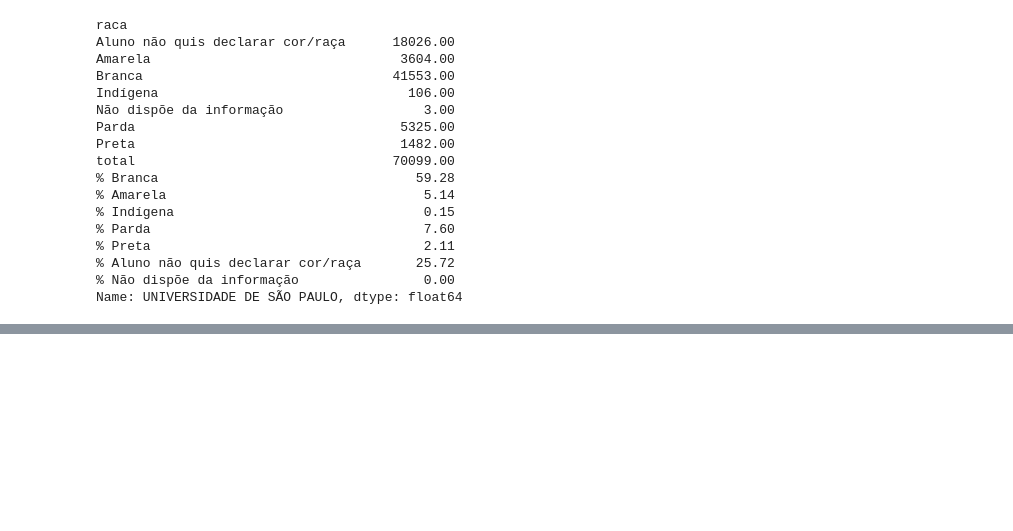
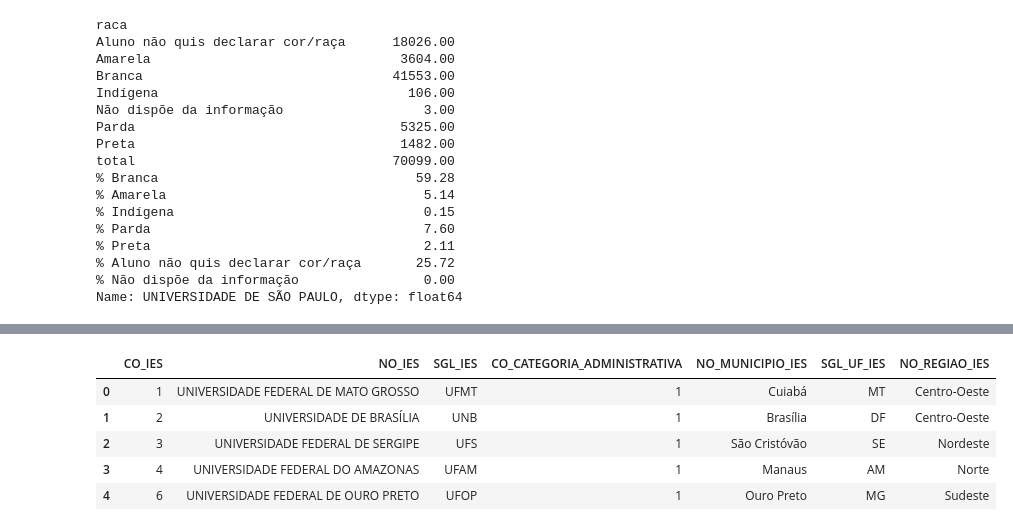
Before and after one commit to if1015-datascience-ufpe/2018-1-projeto-farm-lands, a Jupyter notebook: ass6.ipynb, the cells around one changed output, grey strips where cells are left out. Saved outputs shown, nothing was run; the diff lists cells and outputs as text; code cells hidden in the pictures; blank space fills up the shorter version.

```diff
--- a/ass6.ipynb
+++ b/ass6.ipynb
@@ -348,0 +330,12 @@ defFisica = defFisica.dropna(subset=['IN_DEF_FISICA'])
+# %%
+DF_IES = pd.read_csv('data/DM_IES.csv', sep='|', encoding='latin1',
+                            usecols=['CO_IES', 'SGL_IES', 'NO_IES', 'NO_MUNICIPIO_IES', 'SGL_UF_IES', 'NO_REGIAO_IES','CO_CATEGORIA_ADMINISTRATIVA'])
+
+DF_IES.head()
+# %% [output]
+|  | CO_IES | NO_IES | SGL_IES | CO_CATEGORIA_ADMINISTRATIVA | NO_MUNICIPIO_IES | SGL_UF_IES | NO_REGIAO_IES |
+| 0 | 1 | UNIVERSIDADE FEDERAL DE MATO GROSSO | UFMT | 1 | Cuiabá | MT | Centro-Oeste |
+| 1 | 2 | UNIVERSIDADE DE BRASÍLIA | UNB | 1 | Brasília | DF | Centro-Oeste |
+| 2 | 3 | UNIVERSIDADE FEDERAL DE SERGIPE | UFS | 1 | São Cristóvão | SE | Nordeste |
+| 3 | 4 | UNIVERSIDADE FEDERAL DO AMAZONAS | UFAM | 1 | Manaus | AM | Norte |
+| 4 | 6 | UNIVERSIDADE FEDERAL DE OURO PRETO | UFOP | 1 | Ouro Preto | MG | Sudeste |
```
Also changed, not shown: parts of 71 cells of this notebook.
